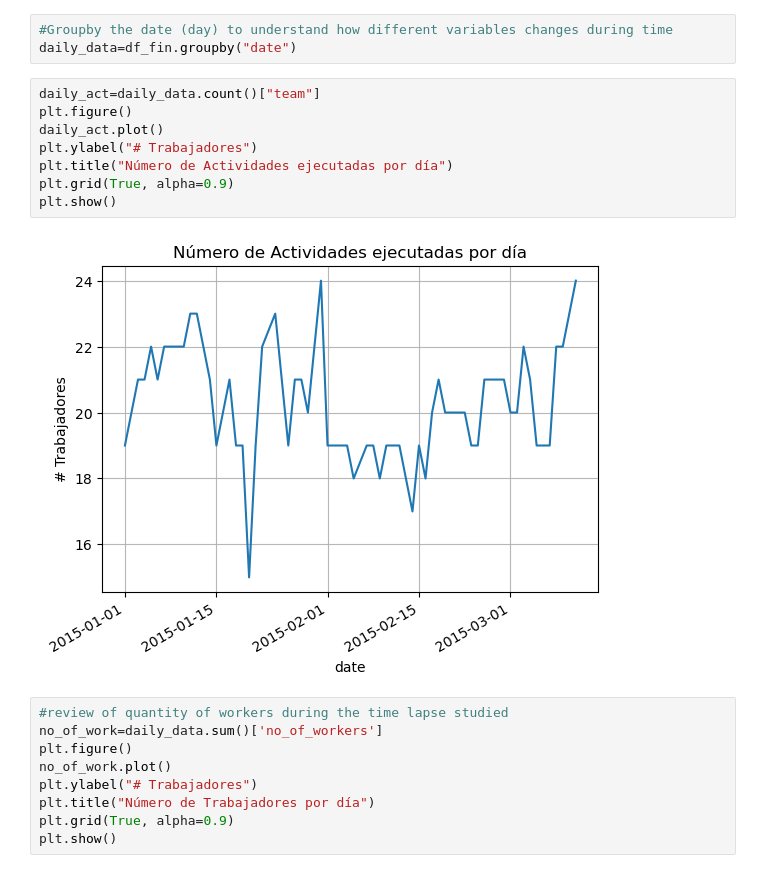
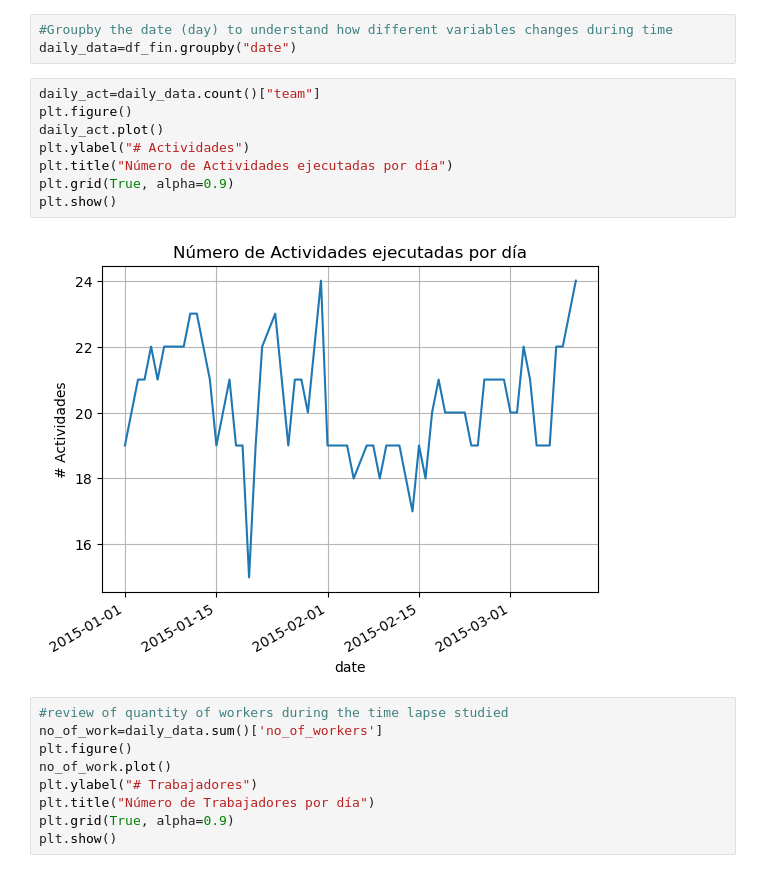
Before and after one commit to wilmarc/Proyecto1ACTD, a Jupyter notebook: 2. Data Analysis/DataProcess_P1.ipynb, the cells around one changed output. Saved outputs shown, nothing was run; the diff lists cells and outputs as text.

```diff
--- a/2. Data Analysis/DataProcess_P1.ipynb
+++ b/2. Data Analysis/DataProcess_P1.ipynb
@@ -116,13 +116,13 @@ daily_data=df_fin.groupby("date")
 # %%
 daily_act=daily_data.count()["team"]
 plt.figure()
 daily_act.plot()
-plt.ylabel("# Trabajadores")
+plt.ylabel("# Actividades")
 plt.title("Número de Actividades ejecutadas por día")
 plt.grid(True, alpha=0.9)
 plt.show()
 # %% [output]
-[figure, old version]
+[figure, new version]
 # %%
 #review of quantity of workers during the time lapse studied
 no_of_work=daily_data.sum()['no_of_workers']
```
Also changed, not shown: parts of 1 cell of this notebook.
